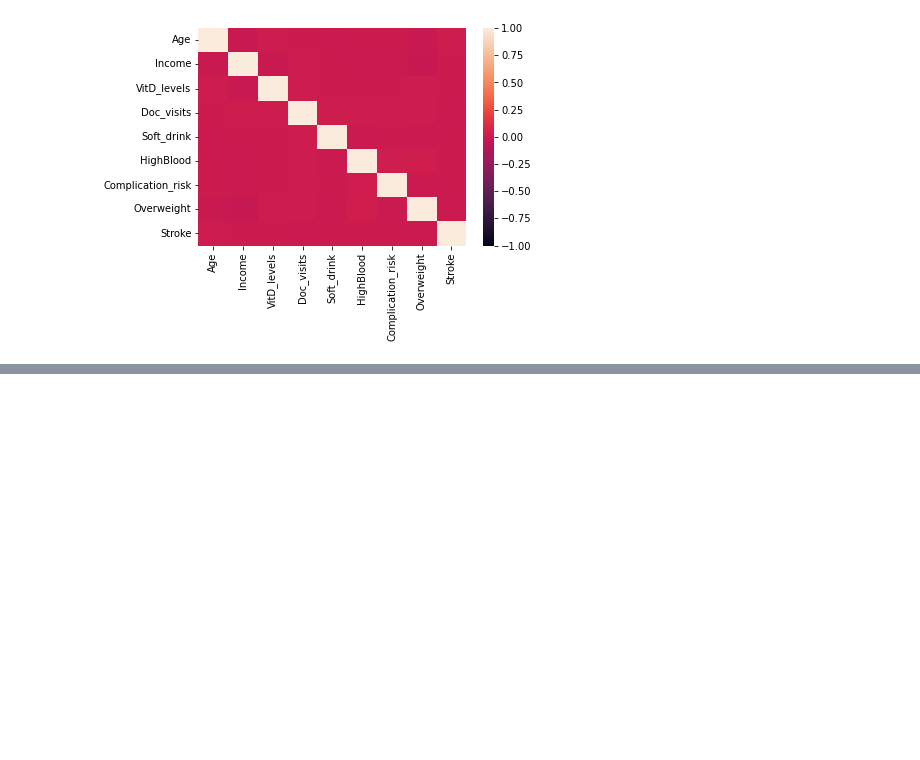
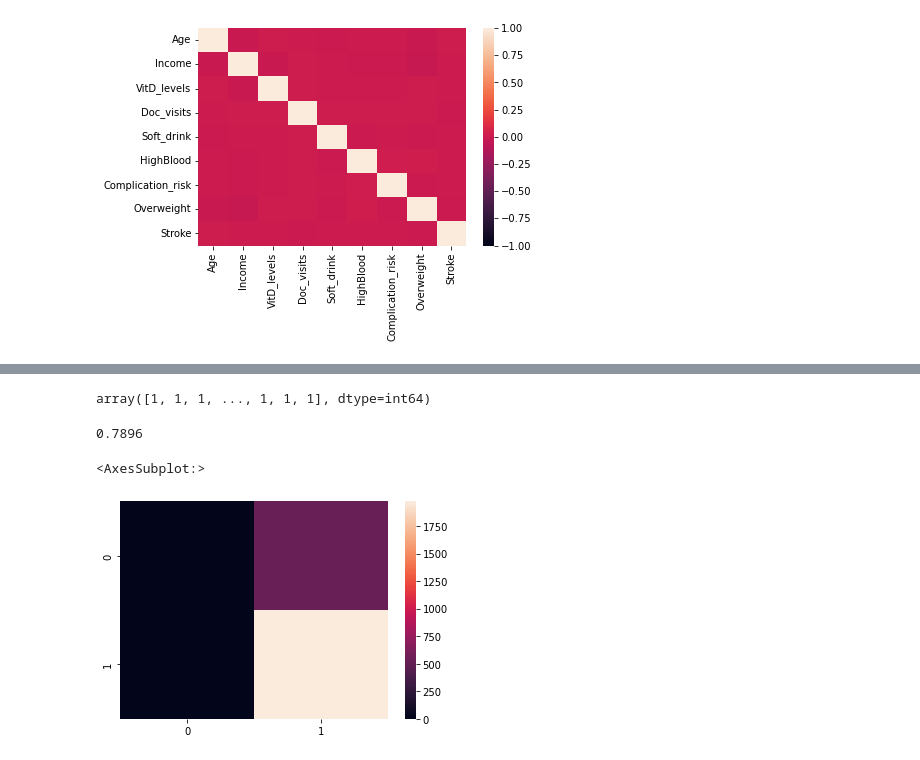
Before and after one commit to JacobRColp/WGU, a Jupyter notebook: D209/D208-Jcolp-2.ipynb, the cells around one changed output, grey strips where cells are left out. Drawn from its saved outputs; the diff is of its cells as text; code cells hidden in the pictures; blank space fills up the shorter version.

```diff
--- a/D209/D208-Jcolp-2.ipynb
+++ b/D209/D208-Jcolp-2.ipynb
@@ -261,0 +295,26 @@ g.map_offdiag(sns.scatterplot)
+# %%
+#https://scikit-learn.org/stable/modules/generated/sklearn.linear_model.LogisticRegression.html
+
+LR = LogisticRegression(random_state=10)
+
+LR.fit(X_Train, Y_Train)
+
+y_prediction = LR.predict(X_Test)
+
+y_prediction
+# %% [output]
+array([1, 1, 1, ..., 1, 1, 1], dtype=int64)
+# %%
+#This function gives the mean accuracy on the test data and labels
+
+LR.score(X_Test,Y_Test)
+# %% [output]
+0.7896
+# %%
+#https://towardsdatascience.com/logistic-regression-using-python-sklearn-numpy-mnist-handwriting-recognition-matplotlib-a6b31e2b166a
+
+cm = metrics.confusion_matrix(Y_Test,y_prediction)
+sns.heatmap(cm)
+# %% [output]
+<AxesSubplot:>
+[figure, added]
```
Also changed, not shown: parts of 19 cells of this notebook, 1 other file.
